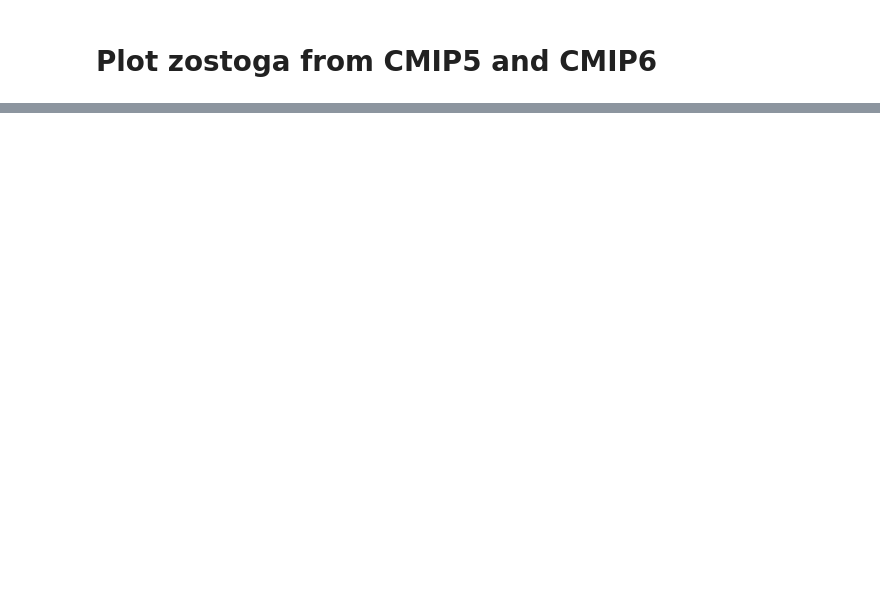
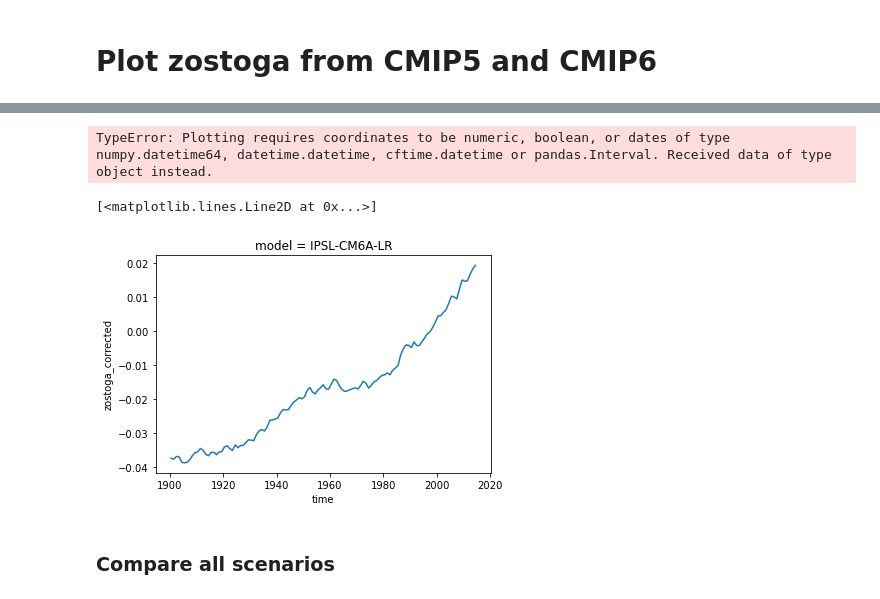
Before and after one commit to dlebars/CMIP_SeaLevel, a Jupyter notebook: notebooks/plot_zostoga.ipynb, the cells around one changed output, grey strips where cells are left out. Drawn from its saved outputs; the diff is of its cells as text; code cells hidden in the pictures; blank space fills up the shorter version.

```diff
--- a/notebooks/plot_zostoga.ipynb
+++ b/notebooks/plot_zostoga.ipynb
@@ -291,0 +141,11 @@ Coordinates:
+# %%
+zostoga_ds.zostoga_corrected.plot()
+# %% [output]
+TypeError: Plotting requires coordinates to be numeric, boolean, or dates of type numpy.datetime64, datetime.datetime, cftime.datetime or pandas.Interval. Received data of type object instead.
+# %%
+hist_ds.zostoga_corrected.sel(model='IPSL-CM6A-LR').plot()
+# %% [output]
+[<matplotlib.lines.Line2D at 0x...>]
+[figure, added]
+# %% [markdown]
+### Compare all scenarios
```
Also changed, not shown: parts of 40 cells of this notebook, 2 other files.
